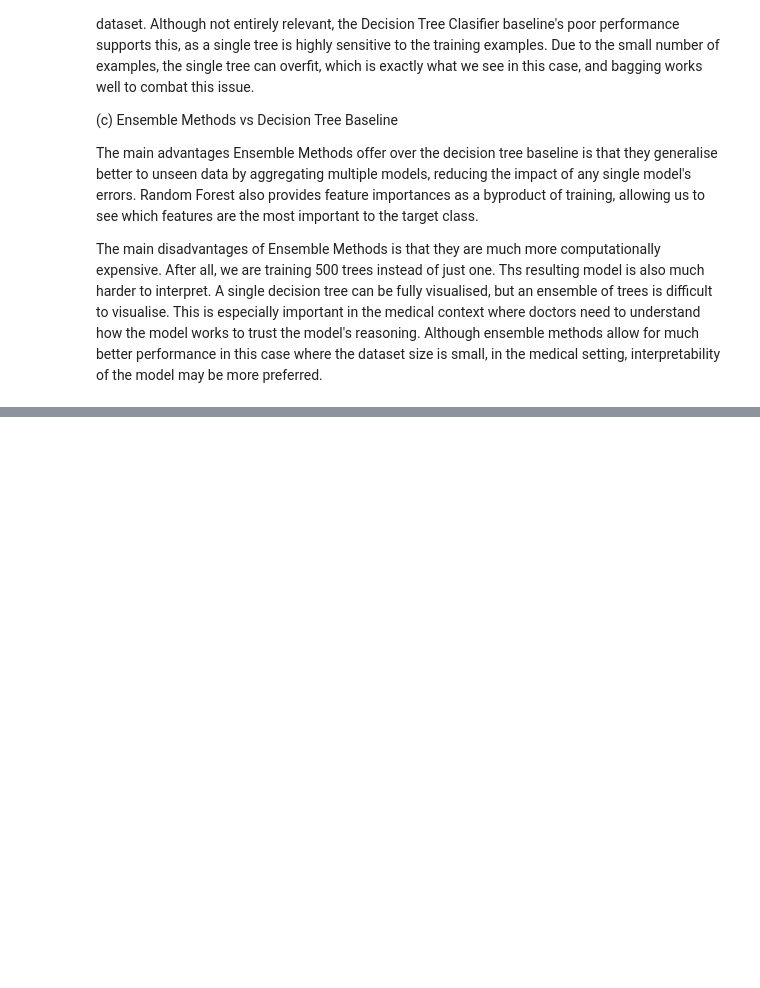
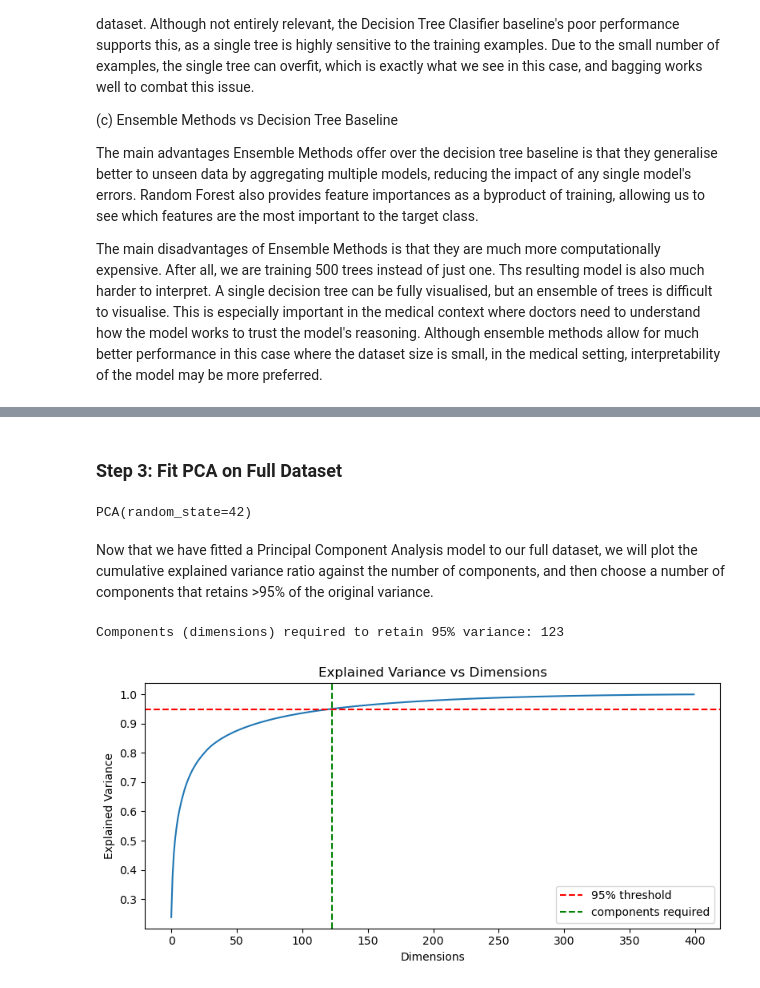
Before and after one commit to LeweiXu/CITS5508, a Jupyter notebook: ass2/assignment2_23709058.ipynb, the cells around one changed output, grey strips where cells are left out. Cells and saved outputs as stored; diff of their text form; code cells hidden in the pictures; blank space fills up the shorter version.

```diff
--- a/ass2/assignment2_23709058.ipynb
+++ b/ass2/assignment2_23709058.ipynb
@@ -272,0 +347,30 @@ The main disadvantages of Ensemble Methods is that they are much more computatio
+# %% [markdown]
+### Step 3: Fit PCA on Full Dataset
+# %%
+from sklearn.decomposition import PCA
+
+pca = PCA(random_state=42)
+pca.fit(X)
+# %% [output]
+PCA(random_state=42)
+# %% [markdown]
+Now that we have fitted a Principal Component Analysis model to our full dataset, we will plot the cumulative explained variance ratio against the number of components, and then choose a number of components that retains >95% of the original variance.
+# %%
+cumsum = np.cumsum(pca.explained_variance_ratio_)
+d = np.argmax(cumsum >= 0.95) + 1
+print(f"Components (dimensions) required to retain 95% variance: {d}")
+
+# Plot explained variance vs dimensions
+plt.figure(figsize=(8, 4))
+plt.plot(cumsum)
+plt.axhline(y=0.95, color='red', linestyle='--', label='95% threshold')
+plt.axvline(x=d, color='green', linestyle='--', label='components required')
+plt.xlabel('Dimensions')
+plt.ylabel('Explained Variance')
+plt.title('Explained Variance vs Dimensions')
+plt.legend()
+plt.tight_layout()
+plt.show()
+# %% [output]
+Components (dimensions) required to retain 95% variance: 123
+[figure, added]
```
Also changed, not shown: parts of 34 cells of this notebook, 13 other files.
